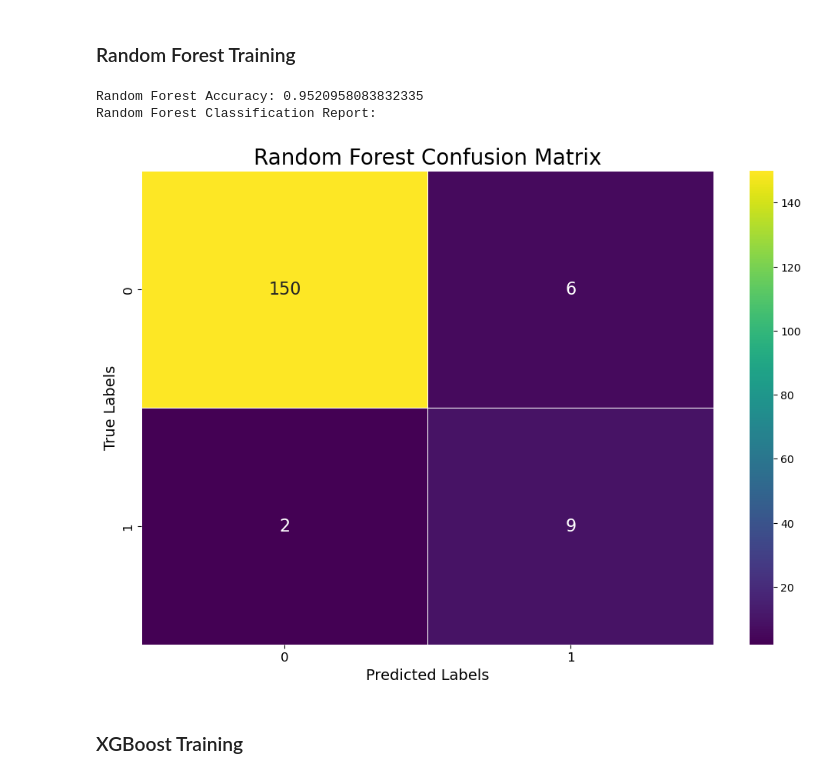
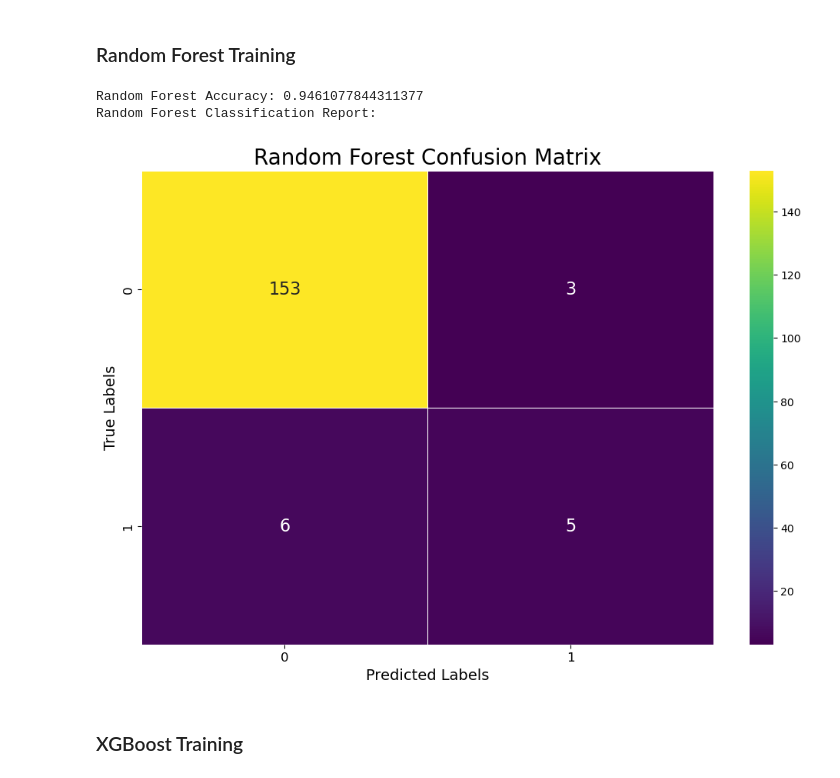
Before and after one commit to natsirt04/BioHackathon-2025, a Jupyter notebook: cervical_cancer.ipynb, the cells around one changed output. Saved outputs shown, nothing was run; the diff lists cells and outputs as text; code cells hidden in the pictures.

```diff
--- a/cervical_cancer.ipynb
+++ b/cervical_cancer.ipynb
@@ -129,0 +132,2 @@ Other numeric columns: ['Age', 'Number of sexual partners', 'First sexual interc
+# %%
+df['Total Packs Smoked'] = df['Smokes'] * df['Smokes (packs/year)']
@@ -411,20 +462,32 @@ def train_log_reg_with_grid(X_train, X_test, y_train, y_test):
     plt.yticks(fontsize=12)
 # %% [markdown]
 ## Train both models
+# %%
+top_10_overlapped_features = [
+    "Schiller",
+    "Age",
+    "Hormonal Contraceptives",
+    "Hinselmann",
+    "STDs (number)",
+    "STDs",
+    "IUD",
+    "Citology",
+    "STDs:condylomatosis",
+    "STDs:HIV"
+]
 # %% [markdown]
 ### Random Forest Training
 # %%
-top_features = ['Schiller', 'Hinselmann', 'Age', 'First sexual intercourse', 'Hormonal Contraceptives (years)']
-X = df[top_features]
+X = df[top_10_overlapped_features]
 y = df['Biopsy']
 
 X_train, X_test, y_train, y_test = smote_train_test_split(X, y, test_size=0.2)
 
 train_random_forest(X_train, X_test, y_train, y_test)
 # %% [output]
-Random Forest Accuracy: 0.9520958083832335
+Random Forest Accuracy: 0.9461077844311377
 Random Forest Classification Report:
-[figure, old version]
+[figure, new version]
 # %% [markdown]
 ### XGBoost Training
 # %%
```
Also changed, not shown: parts of 9 cells of this notebook.
